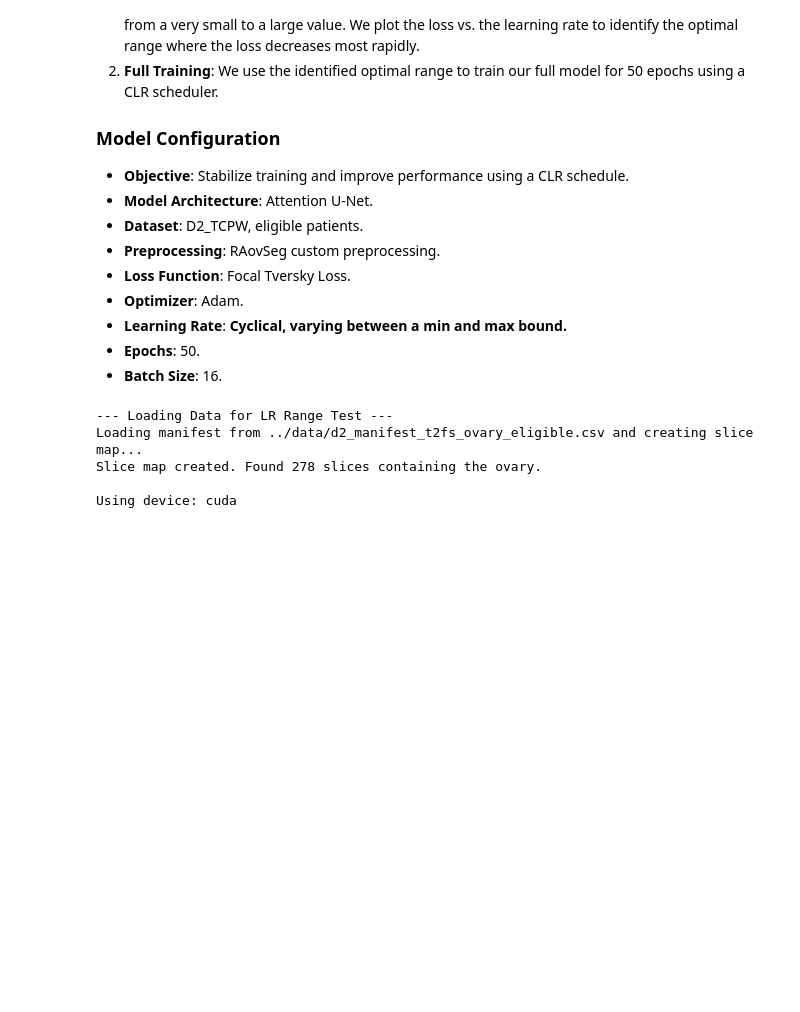
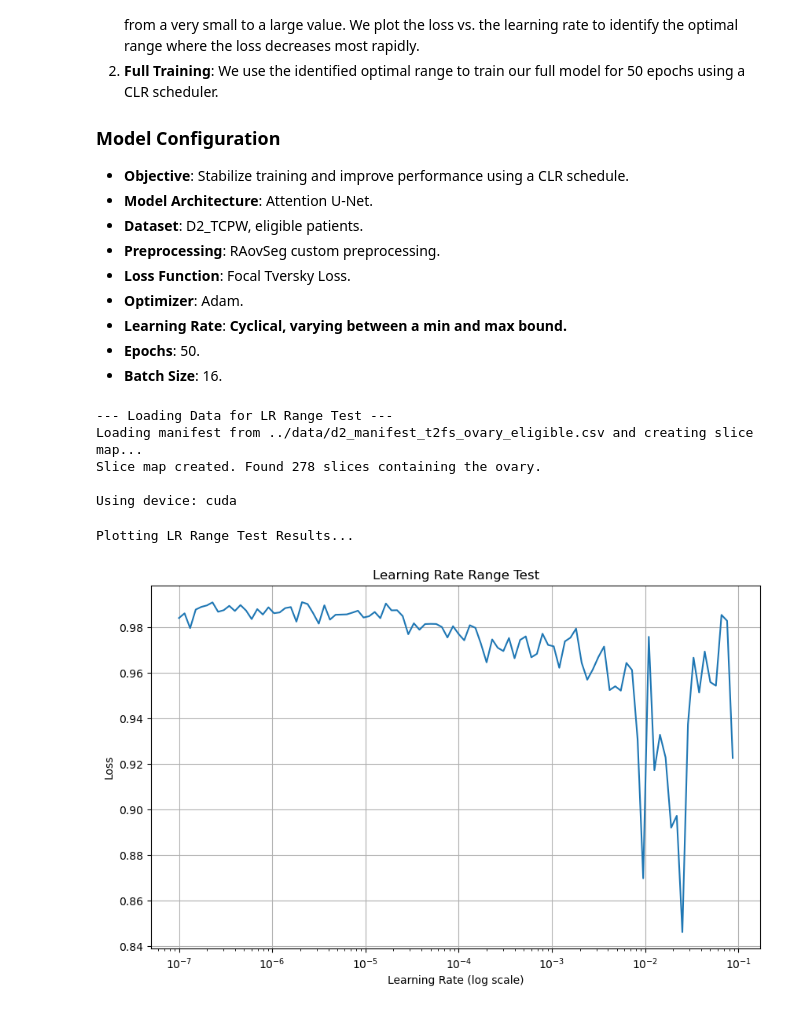
Before and after one commit to Lydig/dlvr-project, a Jupyter notebook: notebooks/18_cyclical_lr.ipynb, the cells around one changed output. Cells and saved outputs as stored; diff of their text form; code cells hidden in the pictures; blank space fills up the shorter version.

```diff
--- a/notebooks/18_cyclical_lr.ipynb
+++ b/notebooks/18_cyclical_lr.ipynb
@@ -48,7 +48,7 @@ image_size = 256
 batch_size = 16
 start_lr = 1e-7
 end_lr = 1e-1
-num_steps = 20 # Number of steps to increase the LR
+num_steps = 100 # Number of steps to increase the LR
 
 # --- Data Loading ---
 print("--- Loading Data for LR Range Test ---")
@@ -93,30 +93,32 @@ for step in tqdm(range(num_steps), desc="LR Range Test"):
 
     # Break if loss explodes
     if torch.isnan(loss) or loss > 4 * min(losses, default=1.0):
         print("Loss exploded, stopping test.")
         break
 
     loss.backward()
     optimizer.step()
 
     learning_rates.append(scheduler.get_last_lr()[0])
     losses.append(loss.item())
 
     scheduler.step()
 
 # --- Plot the Results ---
 print("Plotting LR Range Test Results...")
 plt.figure(figsize=(10, 6))
 plt.plot(learning_rates, losses)
 plt.xscale("log")
 plt.xlabel("Learning Rate (log scale)")
 plt.ylabel("Loss")
 plt.title("Learning Rate Range Test")
 plt.grid(True)
 plt.show()
 # %% [output]
 --- Loading Data for LR Range Test ---
 Loading manifest from ../data/d2_manifest_t2fs_ovary_eligible.csv and creating slice map...
 Slice map created. Found 278 slices containing the ovary.
 
 Using device: cuda
+Plotting LR Range Test Results...
+[figure, added]
```
Also changed, not shown: parts of 2 cells of this notebook, 1 other file.
